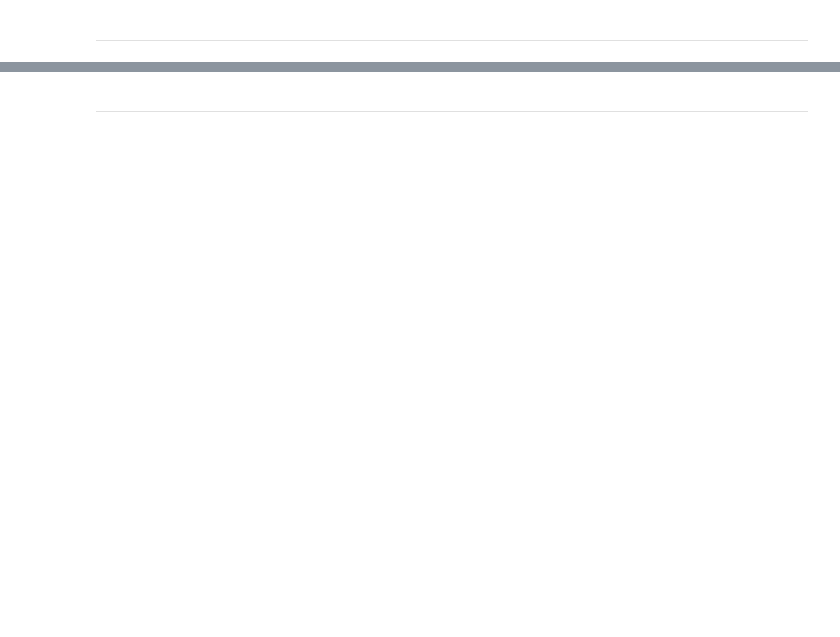
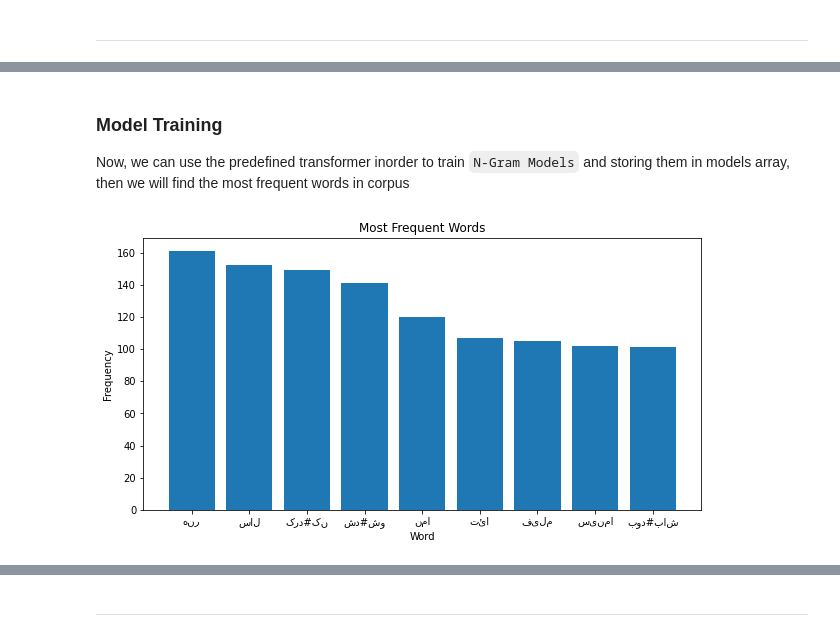
Before and after one commit to ckoliber/nlpexercises, a Jupyter notebook: src/exercise1.ipynb, the cells around one changed output, grey strips where cells are left out. Cells and saved outputs as stored; diff of their text form; code cells hidden in the pictures; blank space fills up the shorter version.

```diff
--- a/src/exercise1.ipynb
+++ b/src/exercise1.ipynb
@@ -94,0 +191,31 @@ model.transform(data_features[:1])
+# %% [markdown]
+### Model Training
+
+Now, we can use the predefined transformer inorder to train `N-Gram Models` and storing them in models array, then we will find the most frequent words in corpus
+# %%
+models = []
+for i in range(1):
+    models.append(
+        NGramVectorizer(
+            ngram_range=(1, i + 1),
+            # max_features=500,
+            # max_df=1.0,
+            # min_df=1,
+        ).fit(train_features)
+    )
+
+frequents = (-models[0].frequency_).argsort()[1:10]
+frequencies = models[0].frequency_[frequents]
+words = [
+    [key for key, val in models[0].vocabulary_.items() if val == idx][0]
+    for idx in frequents
+]
+
+plt.figure(figsize=(10, 5))
+plt.bar(words, frequencies)
+plt.xlabel("Word")
+plt.ylabel("Frequency")
+plt.title("Most Frequent Words")
+plt.show()
+# %% [output]
+[figure, added]
```
Also changed, not shown: parts of 12 cells of this notebook.
